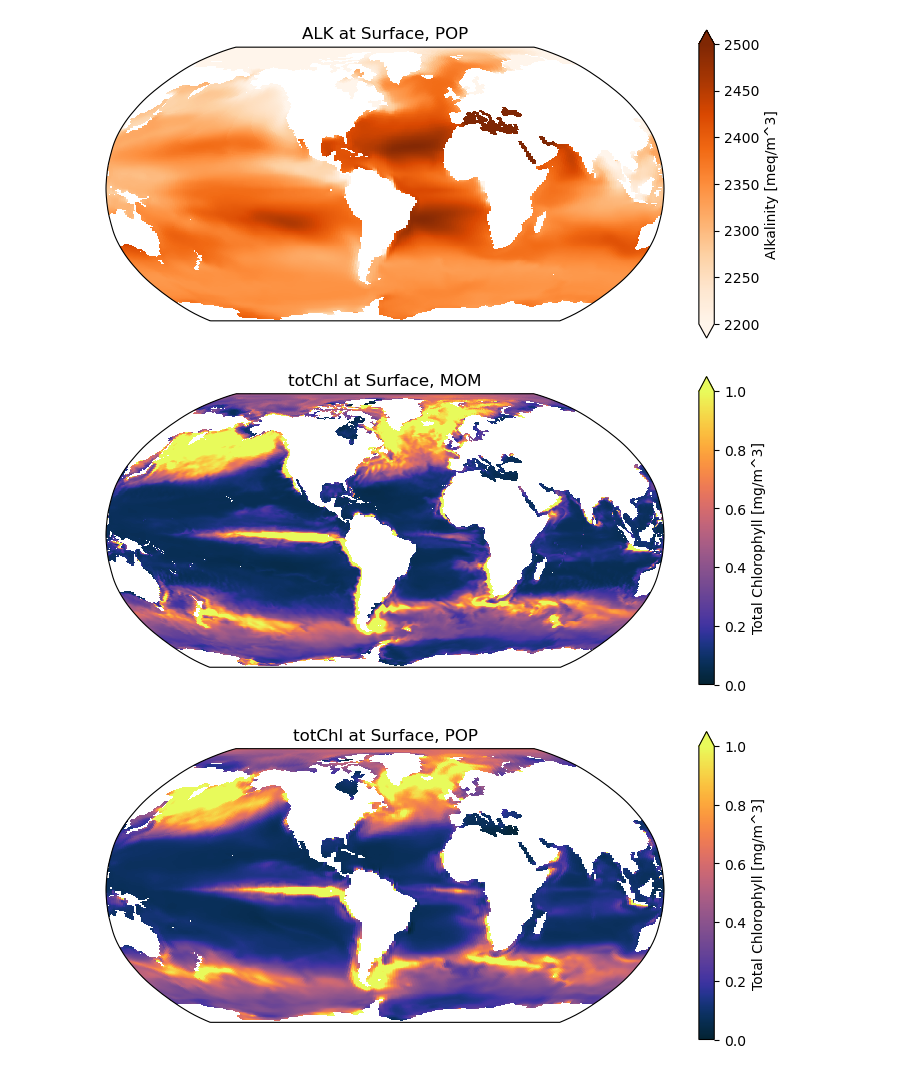
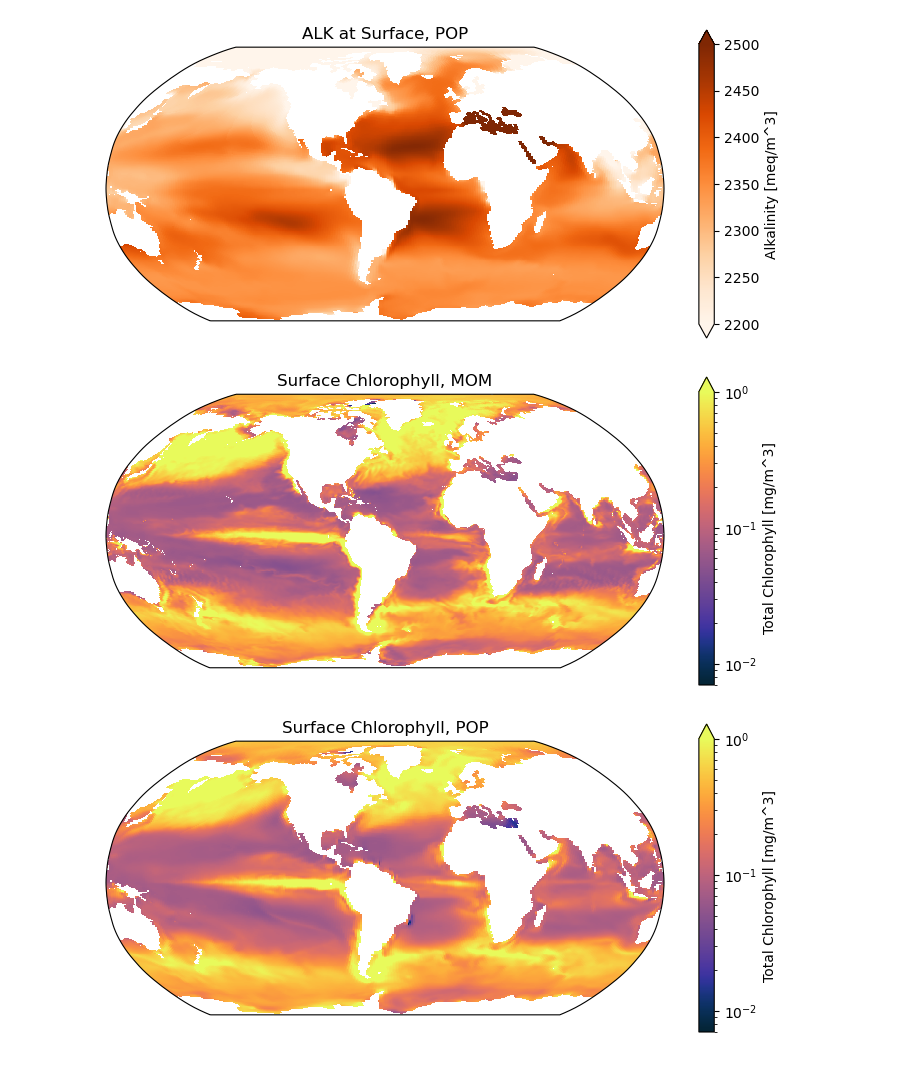
Before and after one commit to mnlevy1981/2023CESMWorkshop, a Jupyter notebook: MOM vs POP.ipynb, the cells around one changed output. Drawn from its saved outputs; the diff is of its cells as text; code cells hidden in the pictures.

Commit message:
Put Chl on log scale, and improved figure title

```diff
--- a/MOM vs POP.ipynb
+++ b/MOM vs POP.ipynb
@@ -157,10 +158,10 @@ plot_pop_field(pop_final_year, 'ALK', vmin=2200, vmax=2500, cmap="Oranges", file
 # %% [output]
 [figure]
 # %%
-plot_mom_field(mom_final_year, 'totChl', vmin=0, vmax=1, filename='MOM_Chl.png')
+plot_mom_field(mom_final_year, 'totChl', title="Surface Chlorophyll, MOM", norm=colors.LogNorm(vmin=7e-3, vmax=1), filename='MOM_Chl.png')
 # %% [output]
-[figure, old version]
+[figure, new version]
 # %%
-plot_pop_field(pop_final_year, 'totChl', vmin=0, vmax=1, filename='POP_Chl.png')
+plot_pop_field(pop_final_year, 'totChl', title="Surface Chlorophyll, POP", norm=colors.LogNorm(vmin=7e-3, vmax=1), filename='POP_Chl.png')
 # %% [output]
-[figure, old version]
+[figure, new version]
```
Also changed, not shown: parts of 2 cells of this notebook.
